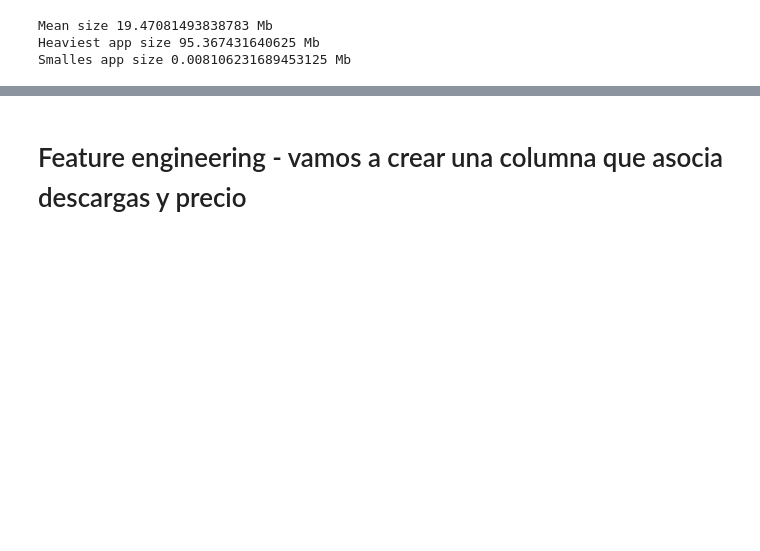
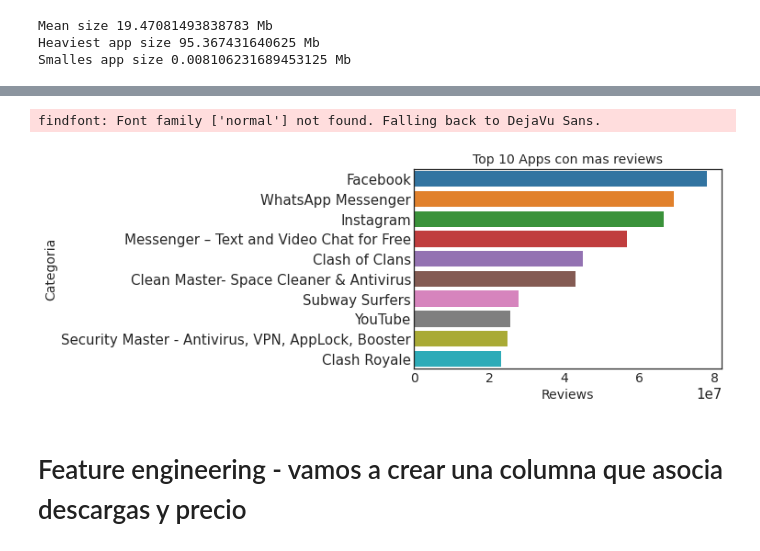
Before and after one commit to joseemaro/bdm_EvaluatingGoogleApps, a Jupyter notebook: tpfinal_pre.ipynb, the cells around one changed output, grey strips where cells are left out. Cells and saved outputs as stored; diff of their text form; code cells hidden in the pictures; blank space fills up the shorter version.

```diff
--- a/tpfinal_pre.ipynb
+++ b/tpfinal_pre.ipynb
@@ -183,13 +318,16 @@ plt.legend()
 # %%
 #mayor cantidad de reviews
 most_no_of_reviews = df2.groupby('App')[['Reviews']].mean().sort_values('Reviews', ascending=False).head(10)
 
-sns.barplot(most_no_of_reviews.index, most_no_of_reviews.Reviews)
+sns.barplot( most_no_of_reviews.Reviews, most_no_of_reviews.index)
 
-plt.title('Top 10 Apps con mas reviews', fontsize=12)
-plt.xticks(rotation=90, fontsize=12);
-plt.ylabel('Reviews', fontsize=12);
-plt.xlabel('Categoria', fontsize=12);
+plt.title('Top 10 Apps con mas reviews', fontsize=14)
+plt.xticks(rotation=0, fontsize=14);
+plt.ylabel('Categoria', fontsize=14);
+plt.xlabel('Reviews', fontsize=14);
+# %% [output]
+findfont: Font family ['normal'] not found. Falling back to DejaVu Sans.
+[figure, added]
 # %% [markdown]
 # Feature engineering - vamos a crear una columna que asocia descargas y precio
 # %%
```
Also changed, not shown: parts of 20 cells of this notebook.
